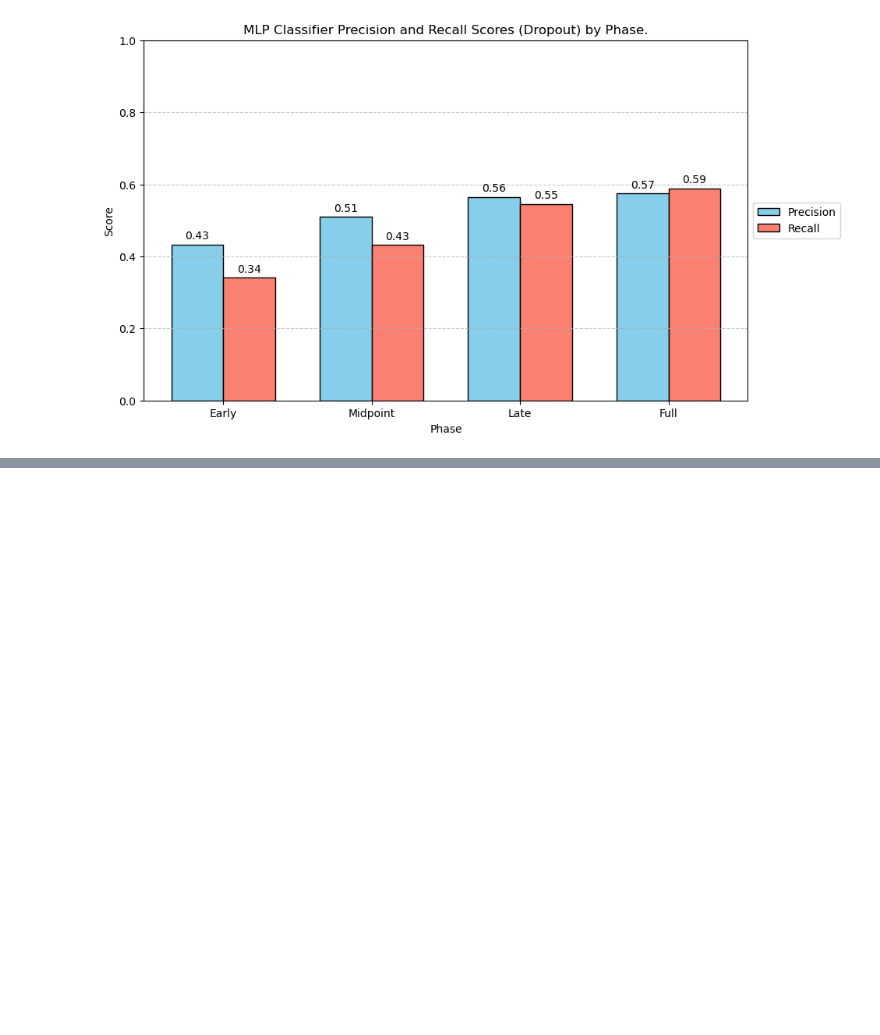
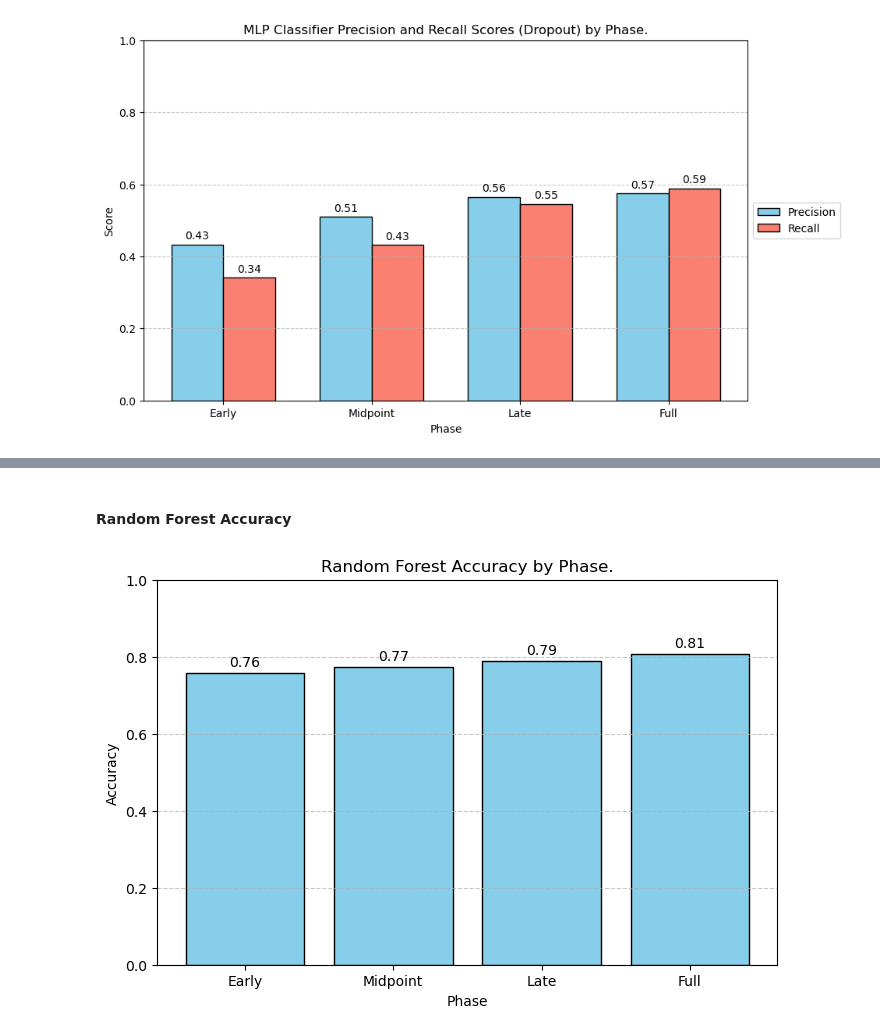
Before and after one commit to MScProjs/MScProject2025-Ali-Suhail, a Jupyter notebook: codes/models.ipynb, the cells around one changed output, grey strips where cells are left out. Cells and saved outputs as stored; diff of their text form; code cells hidden in the pictures; blank space fills up the shorter version.

```diff
--- a/codes/models.ipynb
+++ b/codes/models.ipynb
@@ -4156,0 +4258,4 @@ Apart from the main correlations with `final_result`. There are also a few inter
+# %%
+disability_dropout_ct = pd.crosstab(train_early['disability'], train_early['final_result'] == 0)
+chi2_disability, p_disability, _, _ = chi2_contingency(disability_dropout_ct)
+print(f"Chi2 = {chi2_disability:.2f}, p = {p_disability:.5f}")
@@ -5007,0 +5264,11 @@ plt.show()
+# %%
+# Generate classification reports using the best Random Forest models.
+rf_classification_reports = {
+    phase: classification_report(yte, rf_best_models[phase].predict(Xte))
+    for phase, (_, _, Xte, yte) in phase_sets.items()
+}
+
+for phase, report in rf_classification_reports.items():
+    print(f"{phase} Phase\n")
+    print(report)
+    print("-" * 60)
@@ -5007,0 +5293,24 @@ plt.show()
+# %% [markdown]
+#### Random Forest Accuracy
+# %%
+rf_accuracies = {
+    phase: accuracy_score(yte, rf_best_models[phase].predict(Xte))
+    for phase, (_, _, Xte, yte) in phase_sets.items()
+}
+
+plt.figure(figsize=(8, 5))
+bars = plt.bar(rf_accuracies.keys(), rf_accuracies.values(), color="skyblue", edgecolor="black")
+plt.title("Random Forest Accuracy by Phase.")
+plt.xlabel("Phase")
+plt.ylabel("Accuracy")
+plt.ylim(0, 1)
+plt.grid(axis="y", linestyle="--", alpha=0.7)
+
+# Add annotations.
+for bar in bars:
+    height = bar.get_height()
+    plt.text(bar.get_x() + bar.get_width()/2, height + 0.01, f"{height:.2f}",
+             ha='center', va='bottom', fontsize=10)
+plt.show()
+# %% [output]
+[figure, added]
```
Also changed, not shown: parts of 50 cells of this notebook, 29 other files.
